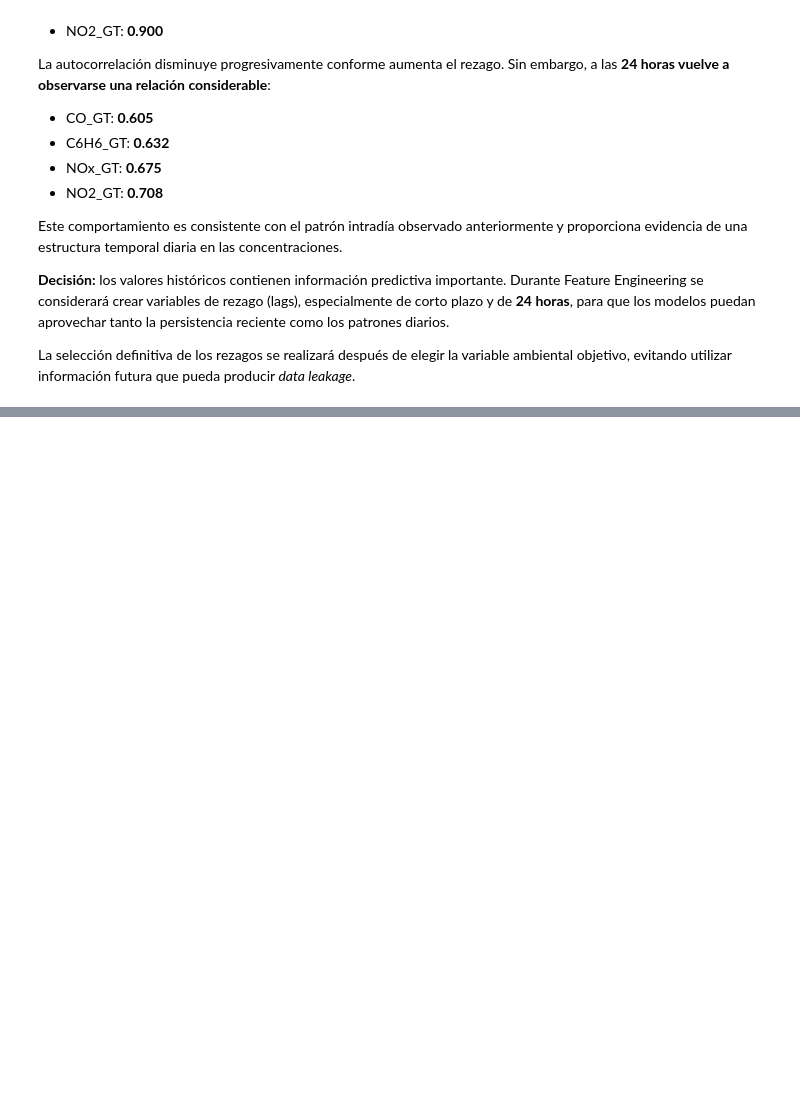
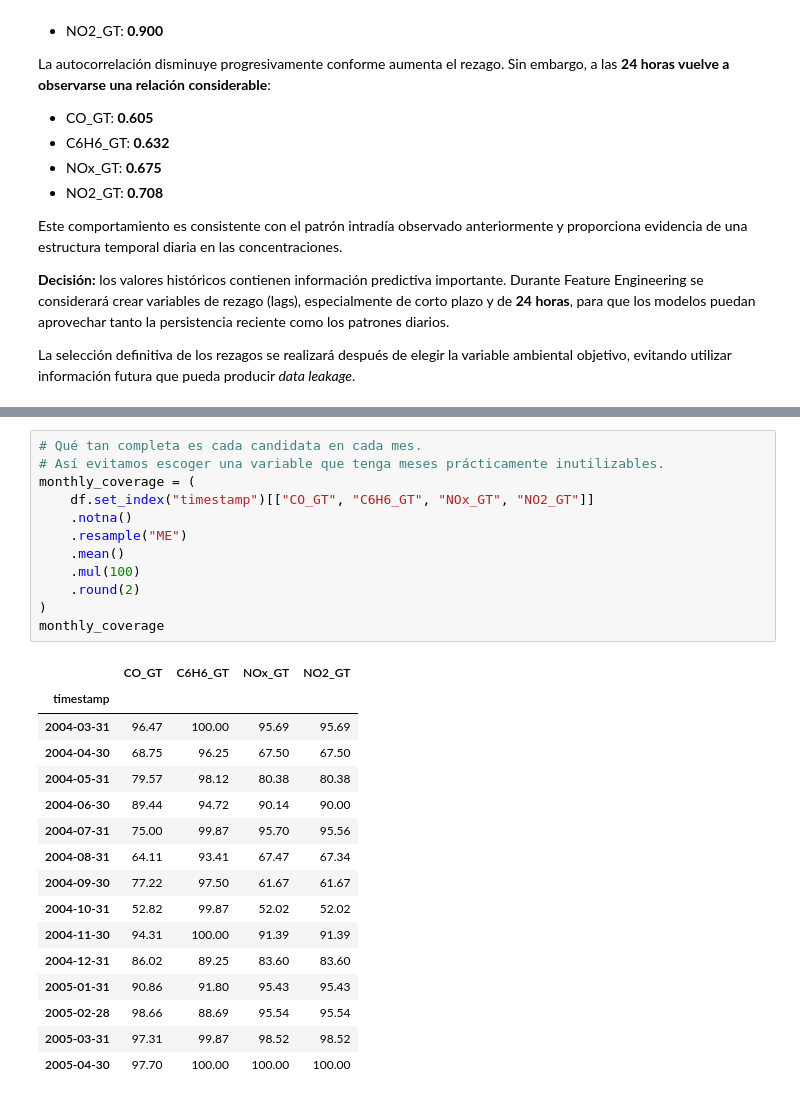
Before and after one commit to aparodriguez25-sketch/Grupo8_Air_Quality_MLOps, a Jupyter notebook: notebooks/01_eda_air_quality.ipynb, the cells around one changed output, grey strips where cells are left out. Drawn from its saved outputs; the diff is of its cells as text; blank space fills up the shorter version.

```diff
--- a/notebooks/01_eda_air_quality.ipynb
+++ b/notebooks/01_eda_air_quality.ipynb
@@ -515,0 +616,29 @@ continuity_report
+# %%
+# Qué tan completa es cada candidata en cada mes.
+# Así evitamos escoger una variable que tenga meses prácticamente inutilizables.
+monthly_coverage = (
+    df.set_index("timestamp")[["CO_GT", "C6H6_GT", "NOx_GT", "NO2_GT"]]
+    .notna()
+    .resample("ME")
+    .mean()
+    .mul(100)
+    .round(2)
+)
+monthly_coverage
+# %% [output]
+|  | CO_GT | C6H6_GT | NOx_GT | NO2_GT |
+| timestamp |  |  |  |  |
+| 2004-03-31 | 96.47 | 100.00 | 95.69 | 95.69 |
+| 2004-04-30 | 68.75 | 96.25 | 67.50 | 67.50 |
+| 2004-05-31 | 79.57 | 98.12 | 80.38 | 80.38 |
+| 2004-06-30 | 89.44 | 94.72 | 90.14 | 90.00 |
+| 2004-07-31 | 75.00 | 99.87 | 95.70 | 95.56 |
+| 2004-08-31 | 64.11 | 93.41 | 67.47 | 67.34 |
+| 2004-09-30 | 77.22 | 97.50 | 61.67 | 61.67 |
+| 2004-10-31 | 52.82 | 99.87 | 52.02 | 52.02 |
+| 2004-11-30 | 94.31 | 100.00 | 91.39 | 91.39 |
+| 2004-12-31 | 86.02 | 89.25 | 83.60 | 83.60 |
+| 2005-01-31 | 90.86 | 91.80 | 95.43 | 95.43 |
+| 2005-02-28 | 98.66 | 88.69 | 95.54 | 95.54 |
+| 2005-03-31 | 97.31 | 99.87 | 98.52 | 98.52 |
+| 2005-04-30 | 97.70 | 100.00 | 100.00 | 100.00 |
```
Also changed, not shown: parts of 14 cells of this notebook.
